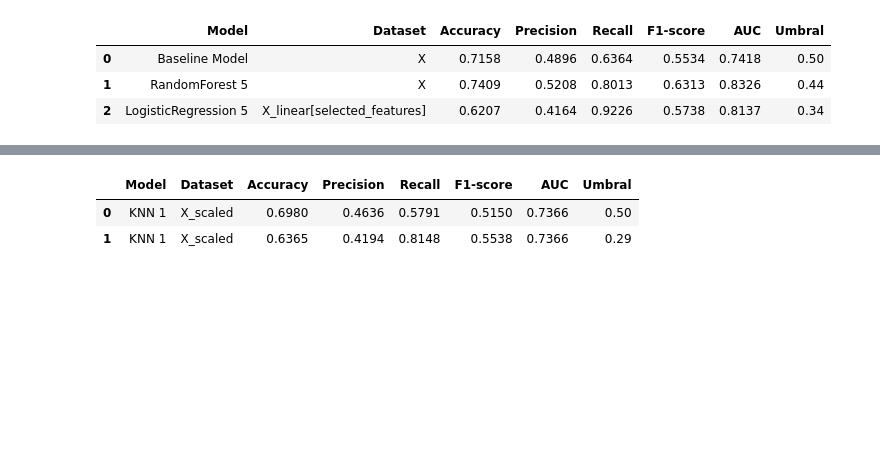
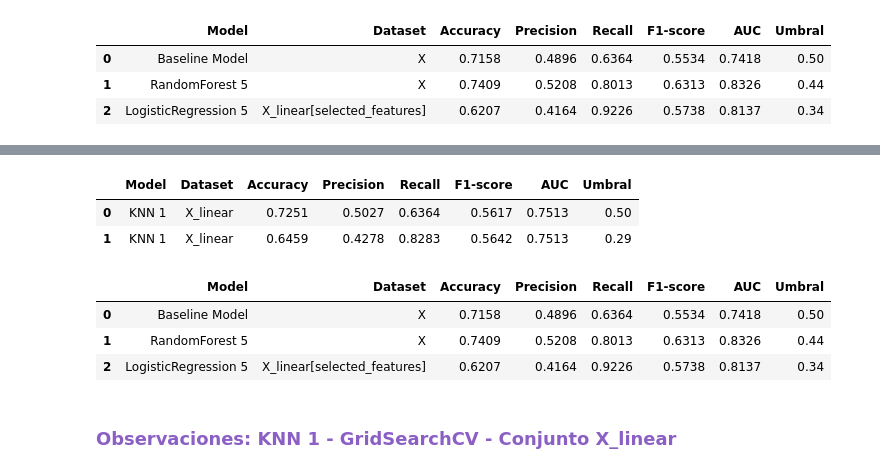
Before and after one commit to ignaciomajo/proyecto_TelecomX_ML, a Jupyter notebook: proyecto_TelecomX_ML_rebuild.ipynb, the cells around one changed output, grey strips where cells are left out. Saved outputs shown, nothing was run; the diff lists cells and outputs as text; code cells hidden in the pictures; blank space fills up the shorter version.

```diff
--- a/proyecto_TelecomX_ML_rebuild.ipynb
+++ b/proyecto_TelecomX_ML_rebuild.ipynb
@@ -3099,10 +3099,10 @@ knn_results_tracking = []
 # %%
 param_grid = {'n_neighbors': [3, 4, 5, 6, 7],
-              'leaf_size': [20, 25, 30, 35, 40]}
+              'leaf_size': [5, 10, 15, 20]}
 
 knn_1 = GridSearchCV(knn(), param_grid=param_grid, scoring='recall', cv=skf)
 
-knn_1.fit(X_scaled_cv, y_scaled_cv)
+knn_1.fit(X_linear_cv, y_linear_cv)
 # %% [output]
 GridSearchCV(cv=StratifiedKFold(n_splits=6, random_state=42, shuffle=True),
              estimator=KNeighborsClassifier(),
@@ -3111,10 +3111,10 @@ GridSearchCV(cv=StratifiedKFold(n_splits=6, random_state=42, shuffle=True),
              scoring='recall')
 # %%
 knn_1_results = metricas_evaluacion(modelo=knn_1,
-                                    x_test=X_scaled_test,
-                                    y_test=y_scaled_test,
+                                    x_test=X_linear_test,
+                                    y_test=y_linear_test,
                                     nombre='KNN 1',
-                                    conjunto='X_scaled')
+                                    conjunto='X_linear')
 
 knn_results_tracking.append(knn_1_results)
 pd.DataFrame(knn_results_tracking)
@@ -3134,14 +3134,23 @@ umbral_knn_1 = plot_umbrales(modelo=knn_1,
 # %%
 knn_1_results_umbral = metricas_evaluacion(modelo=knn_1,
-                                    x_test=X_scaled_test,
-                                    y_test=y_scaled_test,
+                                    x_test=X_linear_test,
+                                    y_test=y_linear_test,
                                     nombre='KNN 1',
-                                    conjunto='X_scaled',
+                                    conjunto='X_linear',
                                     umbral=0.29)
 
 knn_results_tracking.append(knn_1_results_umbral)
 pd.DataFrame(knn_results_tracking)
 # %% [output]
 |  | Model | Dataset | Accuracy | Precision | Recall | F1-score | AUC | Umbral |
-| 0 | KNN 1 | X_scaled | 0.6980 | 0.4636 | 0.5791 | 0.5150 | 0.7366 | 0.50 |
-| 1 | KNN 1 | X_scaled | 0.6365 | 0.4194 | 0.8148 | 0.5538 | 0.7366 | 0.29 |
+| 0 | KNN 1 | X_linear | 0.7251 | 0.5027 | 0.6364 | 0.5617 | 0.7513 | 0.50 |
+| 1 | KNN 1 | X_linear | 0.6459 | 0.4278 | 0.8283 | 0.5642 | 0.7513 | 0.29 |
+# %%
+pd.DataFrame(best_models)
+# %% [output]
+|  | Model | Dataset | Accuracy | Precision | Recall | F1-score | AUC | Umbral |
+| 0 | Baseline Model | X | 0.7158 | 0.4896 | 0.6364 | 0.5534 | 0.7418 | 0.50 |
+| 1 | RandomForest 5 | X | 0.7409 | 0.5208 | 0.8013 | 0.6313 | 0.8326 | 0.44 |
+| 2 | LogisticRegression 5 | X_linear[selected_features] | 0.6207 | 0.4164 | 0.9226 | 0.5738 | 0.8137 | 0.34 |
+# %% [markdown]
+### <font color='#8b5fc4'>**Observaciones: KNN 1 - GridSearchCV - Conjunto X_linear**</font>
```
Also changed, not shown: parts of 53 cells of this notebook, 8 other files.
